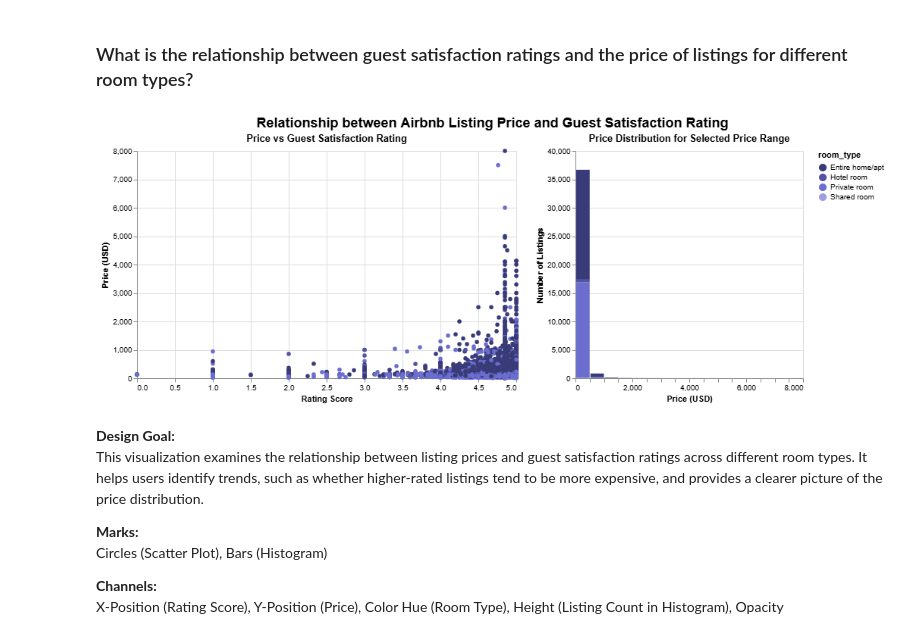
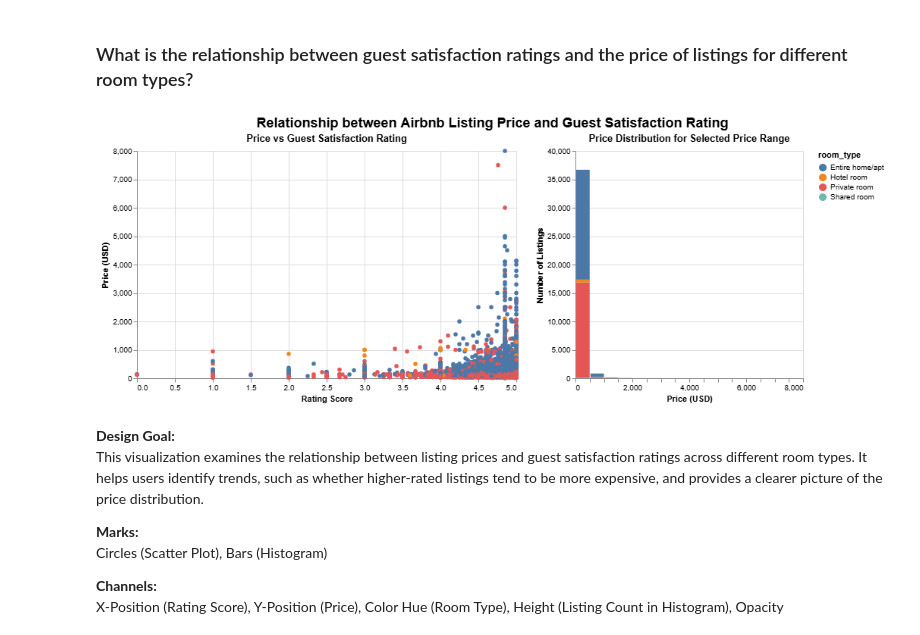
Before and after one commit to erhanjaved/airbnb, a Jupyter notebook: analysis/Carol/analysis2.ipynb, the cells around one changed output. Drawn from its saved outputs; the diff is of its cells as text; code cells hidden in the pictures.

```diff
--- a/analysis/Carol/analysis2.ipynb
+++ b/analysis/Carol/analysis2.ipynb
@@ -535,7 +522,7 @@ highlight = alt.selection_point(fields=['room_type'], bind='legend')
 scatter_plot = alt.Chart(filtered_data).mark_circle().encode(
     alt.X('review_scores_rating:Q', title='Rating Score'),
     alt.Y('price:Q', title='Price (USD)', scale=alt.Scale(domain=[0, 8000])),
-    color=alt.Color('room_type:N', scale=alt.Scale(scheme='category20b')),
+    color=alt.Color('room_type:N'),
     opacity=alt.condition(highlight, alt.value(1), alt.value(0.2)),
     tooltip=['room_type:N', 'price:Q', 'review_scores_rating:Q']
 ).add_params(
@@ -544,35 +531,35 @@ scatter_plot = alt.Chart(filtered_data).mark_circle().encode(
 ).transform_filter(
     price_selection
 ).properties(
     width=500,
     height=300,
     title='Price vs Guest Satisfaction Rating')
 
 
 # Histogram showing distribution of prices for the selected price range and room type
 price_histogram = alt.Chart(filtered_data).mark_bar().encode(
     x=alt.X('price:Q', title='Price (USD)', bin=alt.Bin(maxbins=30)),
     y=alt.Y('count():Q', title='Number of Listings'),
-    color=alt.Color('room_type:N', scale=alt.Scale(scheme='category20b')),
+    color=alt.Color('room_type:N'),
     tooltip=['room_type:N', 'count():Q']
 ).transform_filter(
     price_selection
 ).add_params(
     highlight
 ).properties(
     width=300,
     height=300,
     title='Price Distribution for Selected Price Range')
 
 final_chart2 = alt.hconcat(scatter_plot, price_histogram).properties(
     title={"text": "Relationship between Airbnb Listing Price and Guest Satisfaction Rating",
         "fontSize": 18,
         "fontWeight": "bold",
         "anchor": "middle"})
 
 final_chart2
 # %% [output]
-[figure, old version]
+[figure, new version]
 # %% [markdown]
 **Design Goal:**
 This visualization examines the relationship between listing prices and guest satisfaction ratings across different room types. It helps users identify trends, such as whether higher-rated listings tend to be more expensive, and provides a clearer picture of the price distribution.
```
Also changed, not shown: parts of 1 cell of this notebook.
